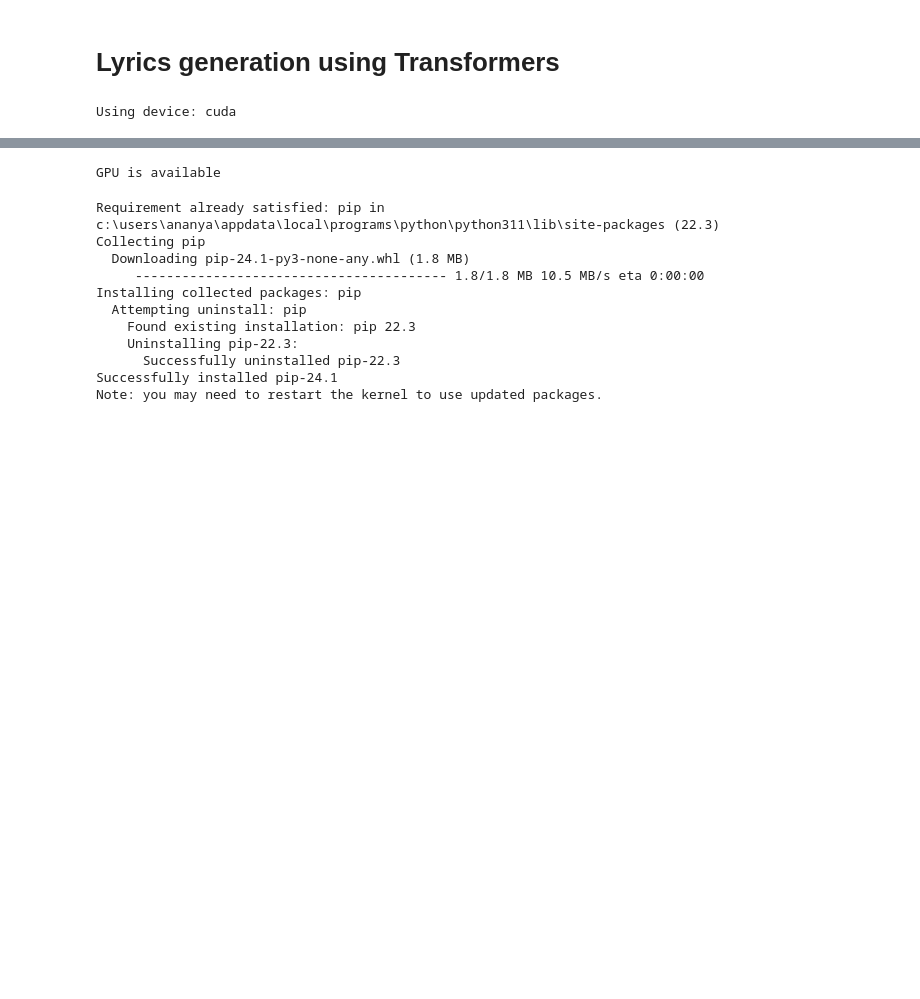
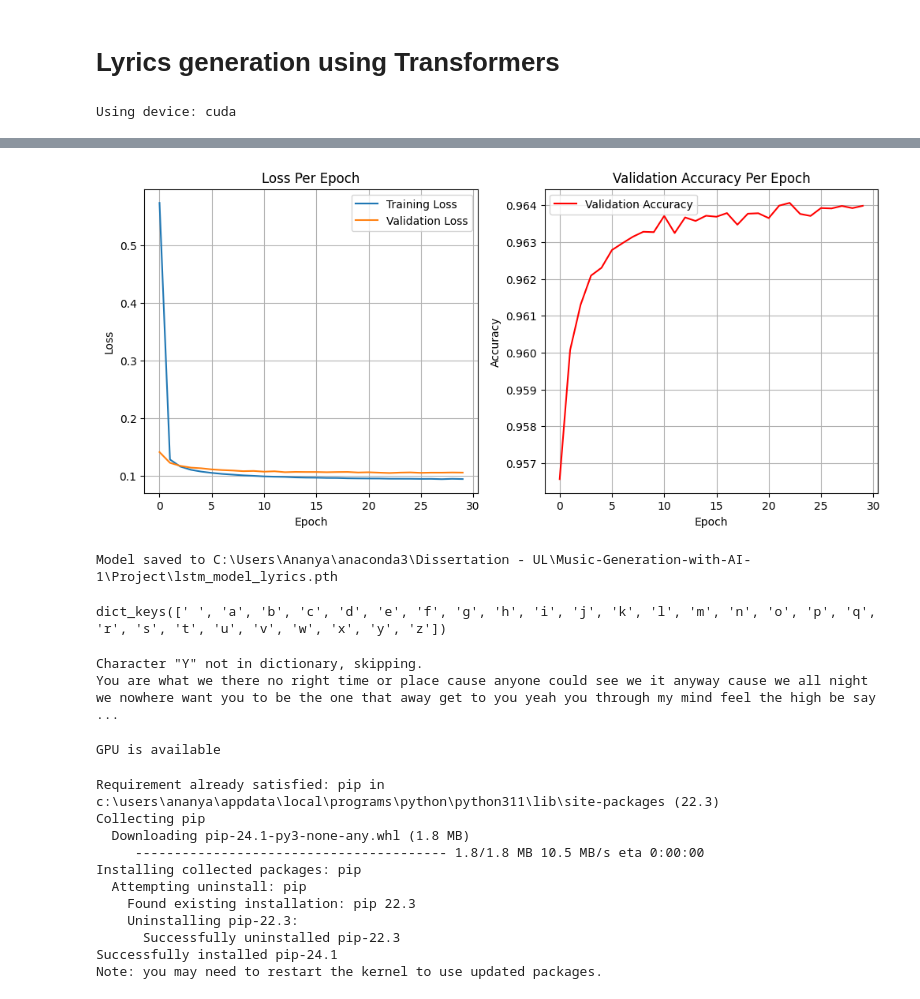
Before and after one commit to AnanyaThyagarajan/Music-Generation-with-AI, a Jupyter notebook: Project/model_training_lyrics_generator.ipynb, the cells around one changed output, grey strips where cells are left out. Saved outputs shown, nothing was run; the diff lists cells and outputs as text; code cells hidden in the pictures; blank space fills up the shorter version.

```diff
--- a/Project/model_training_lyrics_generator.ipynb
+++ b/Project/model_training_lyrics_generator.ipynb
@@ -412,0 +571,38 @@ model_save_path = "C:\\Users\\Ananya\\anaconda3\\Dissertation - UL\\Music-Genera
+# %%
+# Dataset and DataLoader
+seq_length = 100
+batch_size = 64
+dataset = LyricsDataset(all_lyrics_filt, seq_length)
+dataloader = DataLoader(dataset, batch_size=batch_size, shuffle=True, drop_last=True)
+# %%
+from torch.utils.data import DataLoader, random_split
+
+# Assuming 'dataset' is your loaded dataset instance of LyricsDataset
+total_samples = len(dataset)
+val_size = int(0.1 * total_samples)  # Let's say 10% of the data for validation
+train_size = total_samples - val_size
+
+train_dataset, val_dataset = random_split(dataset, [train_size, val_size])
+
+# Now create DataLoaders for both datasets
+train_dataloader = DataLoader(train_dataset, batch_size=64, shuffle=True)
+val_dataloader = DataLoader(val_dataset, batch_size=64, shuffle=False)
+# %%
+
+# For Model, Loss, and Optimizer
+
+
+vocab_size = len(dataset.char_to_int)
+embedding_dim = 256
+hidden_dim = 512
+num_layers = 2
+epochs = 30
+learning_rate = 0.001
+# %%
+model = LSTMModel(vocab_size, embedding_dim, hidden_dim, num_layers).cuda()
+criterion = nn.CrossEntropyLoss()
+optimizer = optim.Adam(model.parameters(), lr=learning_rate)
+# %%
+# Train the model and plot loss
+train_model_plot(model, train_dataloader, val_dataloader, epochs, criterion, optimizer, model_save_path)
+# %% [output]
@@ -412,0 +626,6 @@ model_save_path = "C:\\Users\\Ananya\\anaconda3\\Dissertation - UL\\Music-Genera
+[figure, added]
+Model saved to C:\Users\Ananya\anaconda3\Dissertation - UL\Music-Generation-with-AI-1\Project\lstm_model_lyrics.pth
+# %%
+print(dataset.char_to_int.keys())
+# %% [output]
+dict_keys([' ', 'a', 'b', 'c', 'd', 'e', 'f', 'g', 'h', 'i', 'j', 'k', 'l', 'm', 'n', 'o', 'p', 'q', 'r', 's', 't', 'u', 'v', 'w', 'x', 'y', 'z'])
@@ -413,3 +634,11 @@ model_save_path = "C:\\Users\\Ananya\\anaconda3\\Dissertation - UL\\Music-Genera
+# %%
+# Generate new lyrics
+start_str = "You are "
+generated_lyrics = generate_lyrics(model, start_str, dataset.int_to_char, dataset.char_to_int, 400)
+print(generated_lyrics)
+# %% [output]
+Character "Y" not in dictionary, skipping.
+You are what we there no right time or place cause anyone could see we it anyway cause we all night we nowhere want you to be the one that away get to you yeah you through my mind feel the high be say ...
 # %%
 "C:\Users\Ananya\anaconda3\Dissertation - UL\Music-Generation-with-AI-1\Project\data\The_Oxford_3000.txt"
 # %% [output]
```
Also changed, not shown: parts of 10 cells of this notebook, 1 other file.
